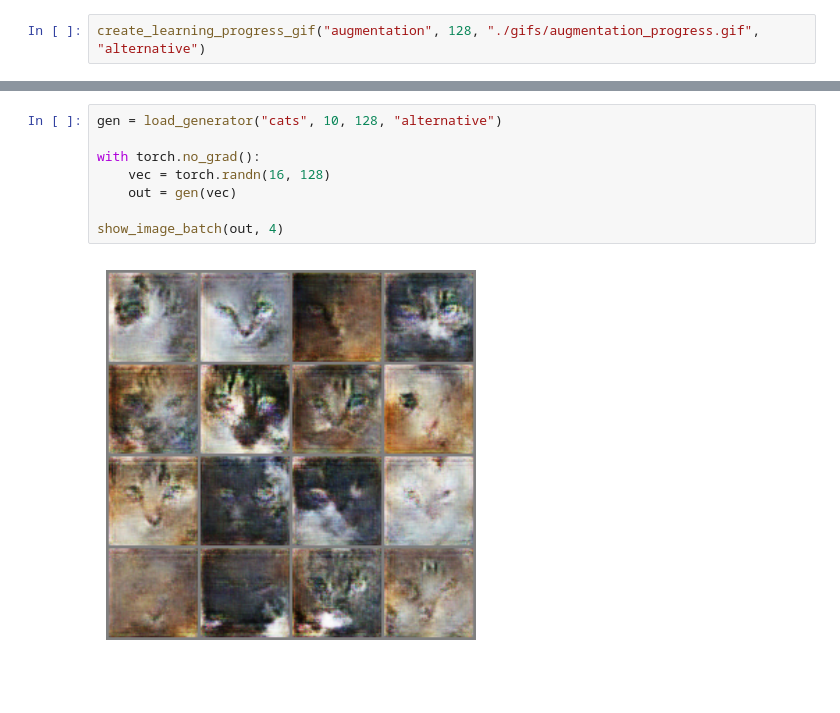
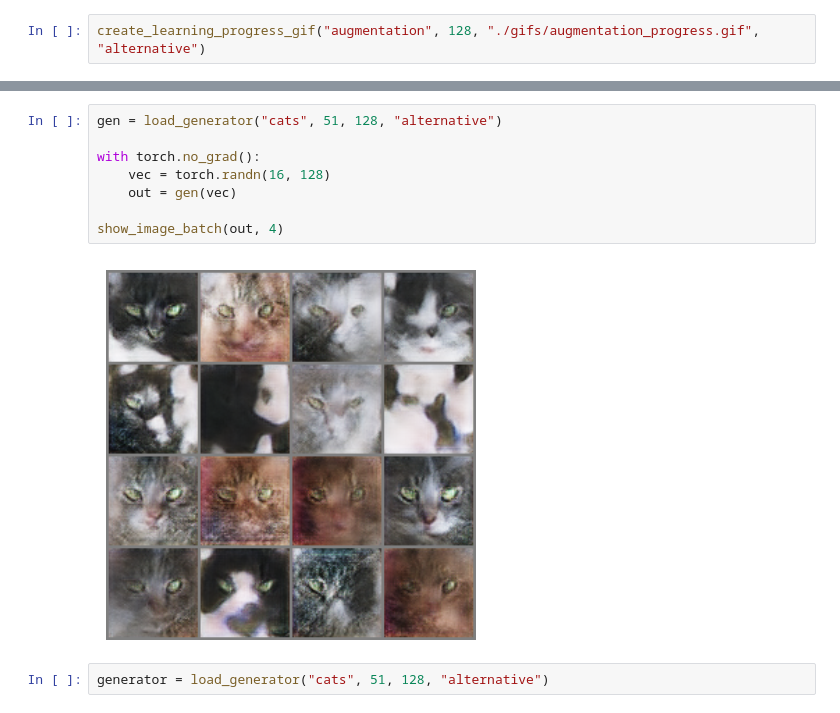
Before and after one commit to mnozkiewicz/MRO, a Jupyter notebook: lab3/carrot_cakes.ipynb, the cells around one changed output, grey strips where cells are left out. Saved outputs shown, nothing was run; the diff lists cells and outputs as text; blank space fills up the shorter version.

```diff
--- a/lab3/carrot_cakes.ipynb
+++ b/lab3/carrot_cakes.ipynb
@@ -704,10 +740,12 @@ gan_training(
 # %%
-gen = load_generator("cats", 10, 128, "alternative")
+gen = load_generator("cats", 51, 128, "alternative")
 
 with torch.no_grad():
     vec = torch.randn(16, 128)
     out = gen(vec)
 
 show_image_batch(out, 4)
 # %% [output]
-[figure, old version]
+[figure, new version]
+# %%
+generator = load_generator("cats", 51, 128, "alternative")
```
Also changed, not shown: parts of 33 cells of this notebook.
